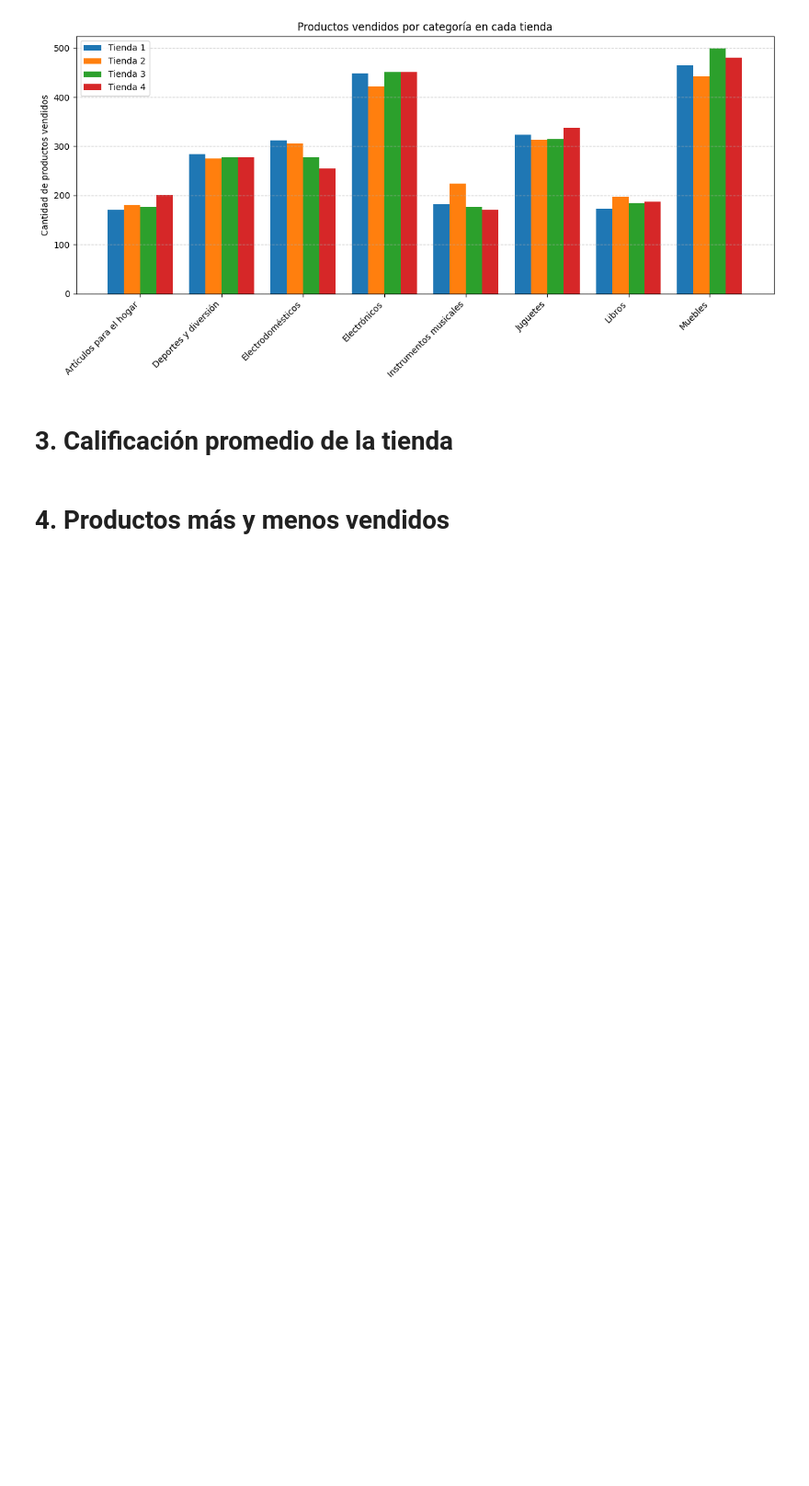
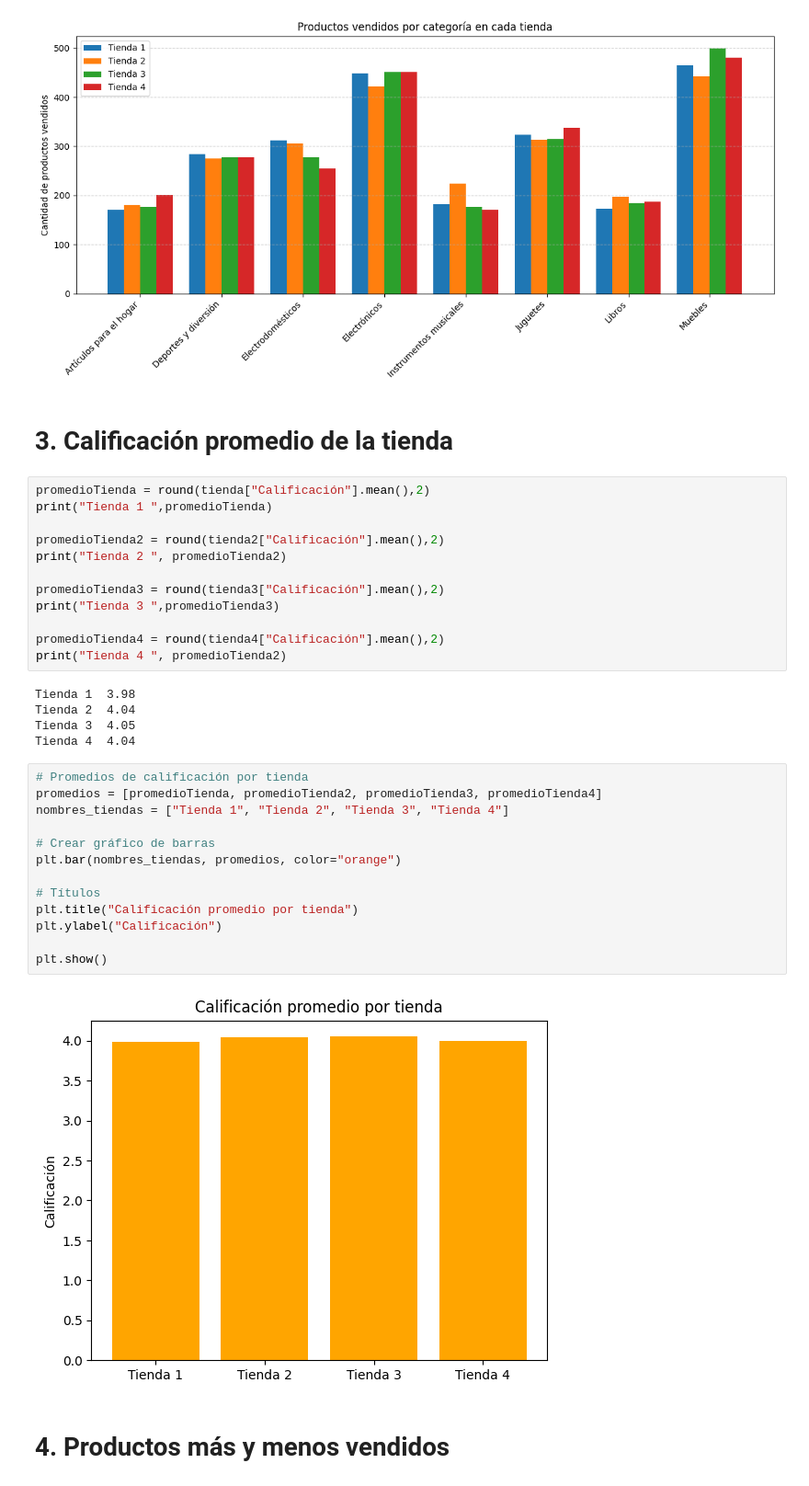
Before and after one commit to darcygith/Challenge_2, a Jupyter notebook: AluraStoreLatam.ipynb, the cells around one changed output. Shown at 92% size. Cells and saved outputs as stored; diff of their text form; blank space fills up the shorter version.

```diff
--- a/AluraStoreLatam.ipynb
+++ b/AluraStoreLatam.ipynb
@@ -143,6 +143,38 @@ plt.show()
 [figure]
 # %% [markdown]
 # 3. Calificación promedio de la tienda
+# %%
+promedioTienda = round(tienda["Calificación"].mean(),2)
+print("Tienda 1 ",promedioTienda)
+
+promedioTienda2 = round(tienda2["Calificación"].mean(),2)
+print("Tienda 2 ", promedioTienda2)
+
+promedioTienda3 = round(tienda3["Calificación"].mean(),2)
+print("Tienda 3 ",promedioTienda3)
+
+promedioTienda4 = round(tienda4["Calificación"].mean(),2)
+print("Tienda 4 ", promedioTienda2)
+# %% [output]
+Tienda 1  3.98
+Tienda 2  4.04
+Tienda 3  4.05
+Tienda 4  4.04
+# %%
+# Promedios de calificación por tienda
+promedios = [promedioTienda, promedioTienda2, promedioTienda3, promedioTienda4]
+nombres_tiendas = ["Tienda 1", "Tienda 2", "Tienda 3", "Tienda 4"]
+
+# Crear gráfico de barras
+plt.bar(nombres_tiendas, promedios, color="orange")
+
+# Títulos
+plt.title("Calificación promedio por tienda")
+plt.ylabel("Calificación")
+
+plt.show()
+# %% [output]
+[figure, added]
 # %% [markdown]
 # 4. Productos más y menos vendidos
 # %% [markdown]
```
